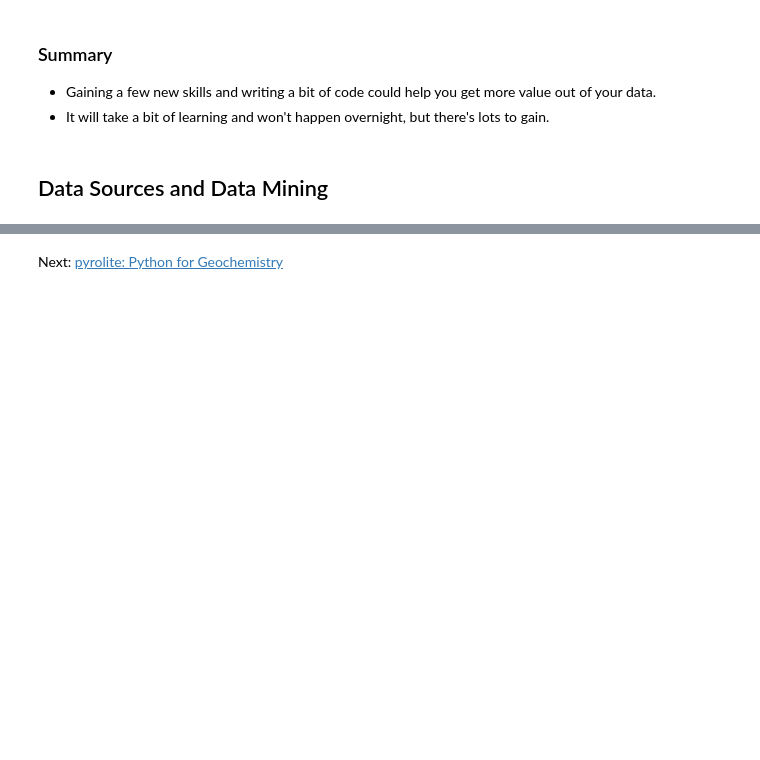
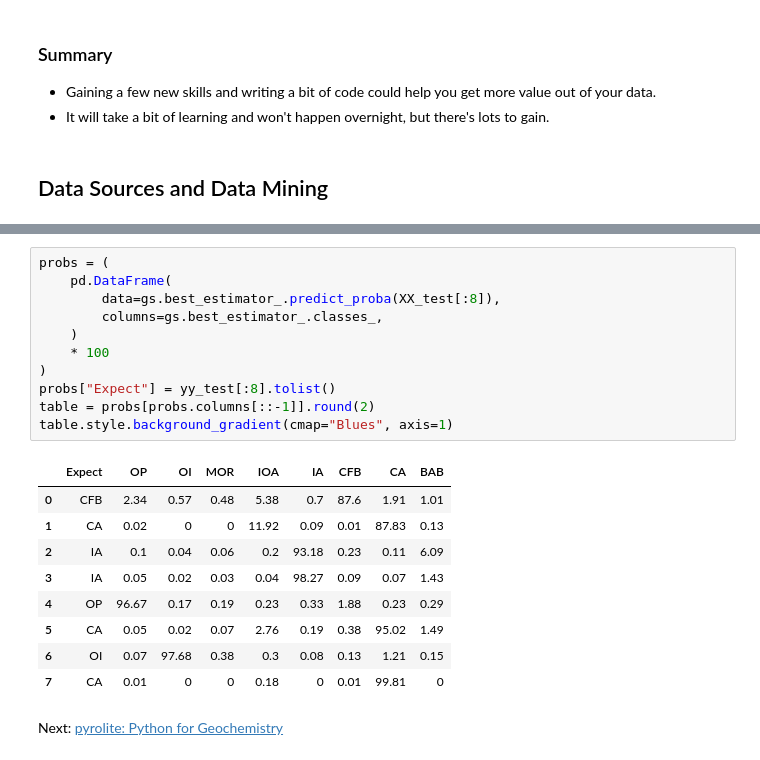
Before and after one commit to morganjwilliams/geochem4nickel, a Jupyter notebook: notebooks/1.1_Introduction.ipynb, the cells around one changed output, grey strips where cells are left out. Cells and saved outputs as stored; diff of their text form; blank space fills up the shorter version.

```diff
--- a/notebooks/1.1_Introduction.ipynb
+++ b/notebooks/1.1_Introduction.ipynb
@@ -149,3 +274,24 @@ Using open source software, and adopting open science practices:
+# %%
+probs = (
+    pd.DataFrame(
+        data=gs.best_estimator_.predict_proba(XX_test[:8]),
+        columns=gs.best_estimator_.classes_,
+    )
+    * 100
+)
+probs["Expect"] = yy_test[:8].tolist()
+table = probs[probs.columns[::-1]].round(2)
+table.style.background_gradient(cmap="Blues", axis=1)
+# %% [output]
+|  | Expect | OP | OI | MOR | IOA | IA | CFB | CA | BAB |
+| 0 | CFB | 2.34 | 0.57 | 0.48 | 5.38 | 0.7 | 87.6 | 1.91 | 1.01 |
+| 1 | CA | 0.02 | 0 | 0 | 11.92 | 0.09 | 0.01 | 87.83 | 0.13 |
+| 2 | IA | 0.1 | 0.04 | 0.06 | 0.2 | 93.18 | 0.23 | 0.11 | 6.09 |
+| 3 | IA | 0.05 | 0.02 | 0.03 | 0.04 | 98.27 | 0.09 | 0.07 | 1.43 |
+| 4 | OP | 96.67 | 0.17 | 0.19 | 0.23 | 0.33 | 1.88 | 0.23 | 0.29 |
+| 5 | CA | 0.05 | 0.02 | 0.07 | 2.76 | 0.19 | 0.38 | 95.02 | 1.49 |
+| 6 | OI | 0.07 | 97.68 | 0.38 | 0.3 | 0.08 | 0.13 | 1.21 | 0.15 |
+| 7 | CA | 0.01 | 0 | 0 | 0.18 | 0 | 0.01 | 99.81 | 0 |
 # %% [markdown]
 Next: [pyrolite: Python for Geochemistry](2.1_pyroliteGeochem.ipynb)
 # %% [markdown]
```
Also changed, not shown: parts of 29 cells of this notebook, 13 other files.
